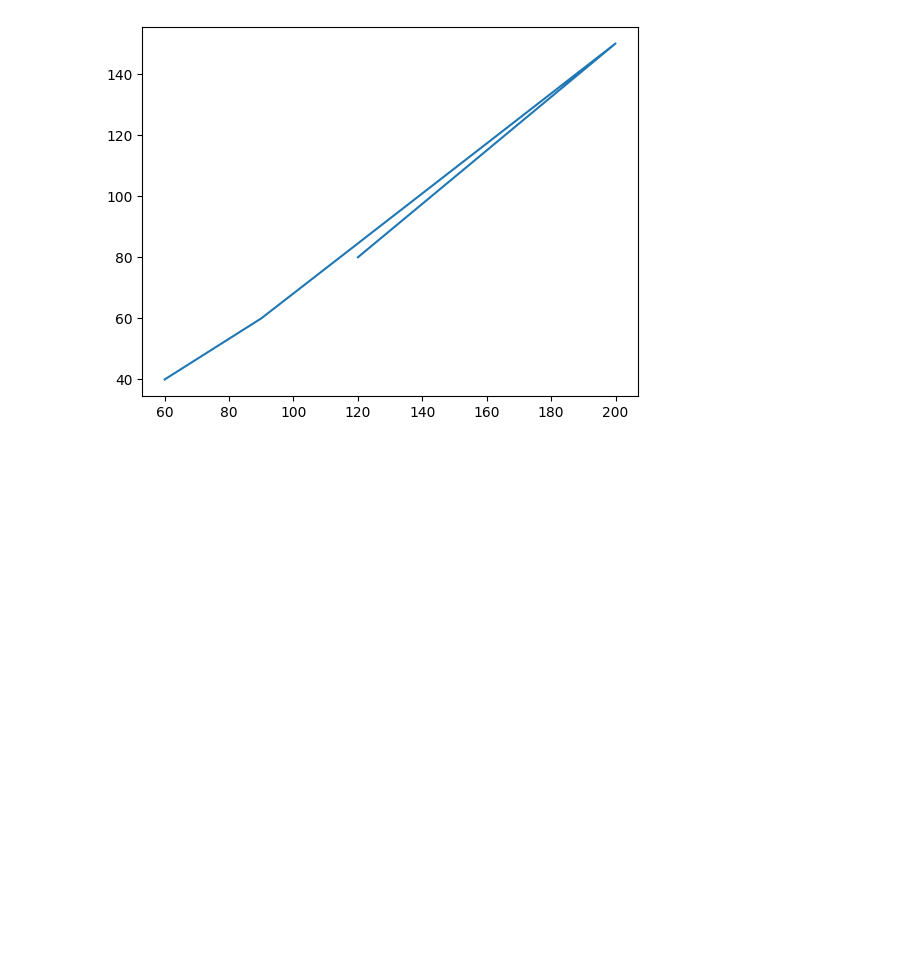
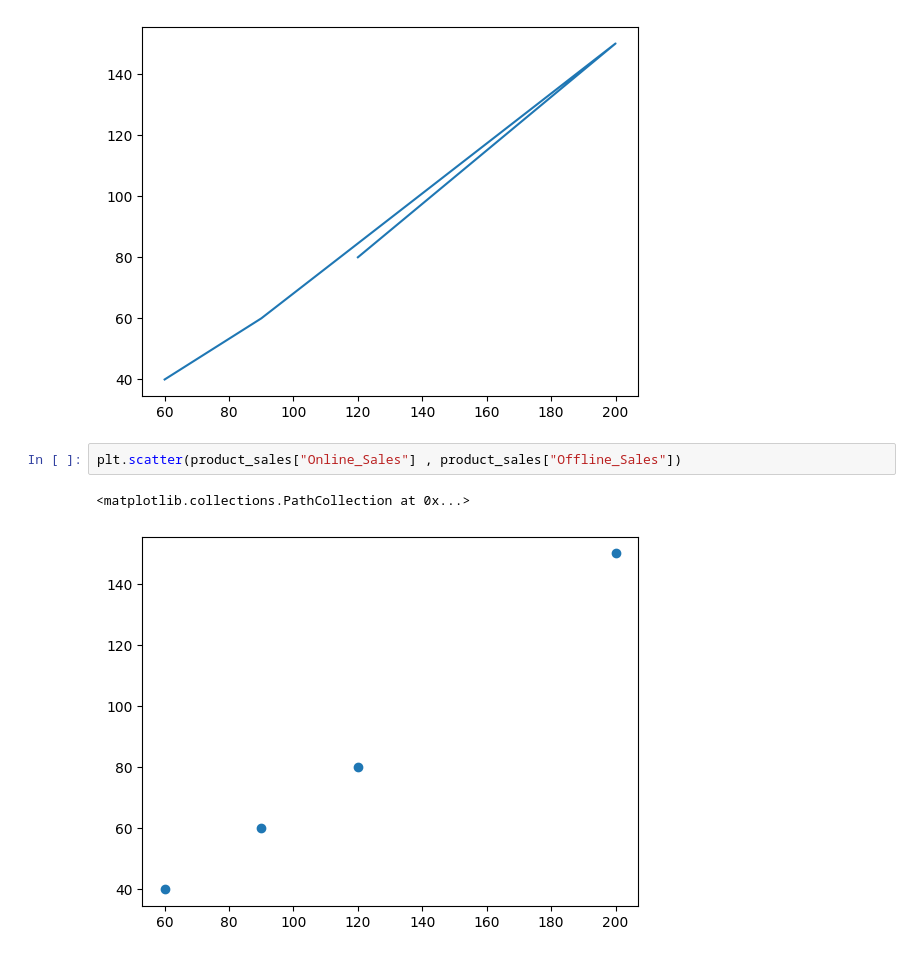
Before and after one commit to T-REX-C0DER/Data-Visualization-with-Python, a Jupyter notebook: Matplotlib.ipynb, the cells around one changed output. Saved outputs shown, nothing was run; the diff lists cells and outputs as text; blank space fills up the shorter version.

```diff
--- a/Matplotlib.ipynb
+++ b/Matplotlib.ipynb
@@ -29,3 +29,8 @@ plt.plot(product_sales["Online_Sales"] , product_sales["Offline_Sales"])
 # %% [output]
 [<matplotlib.lines.Line2D at 0x...>]
 [figure]
+# %%
+plt.scatter(product_sales["Online_Sales"] , product_sales["Offline_Sales"])
+# %% [output]
+<matplotlib.collections.PathCollection at 0x...>
+[figure, added]
```
Also changed, not shown: parts of 3 cells of this notebook.
